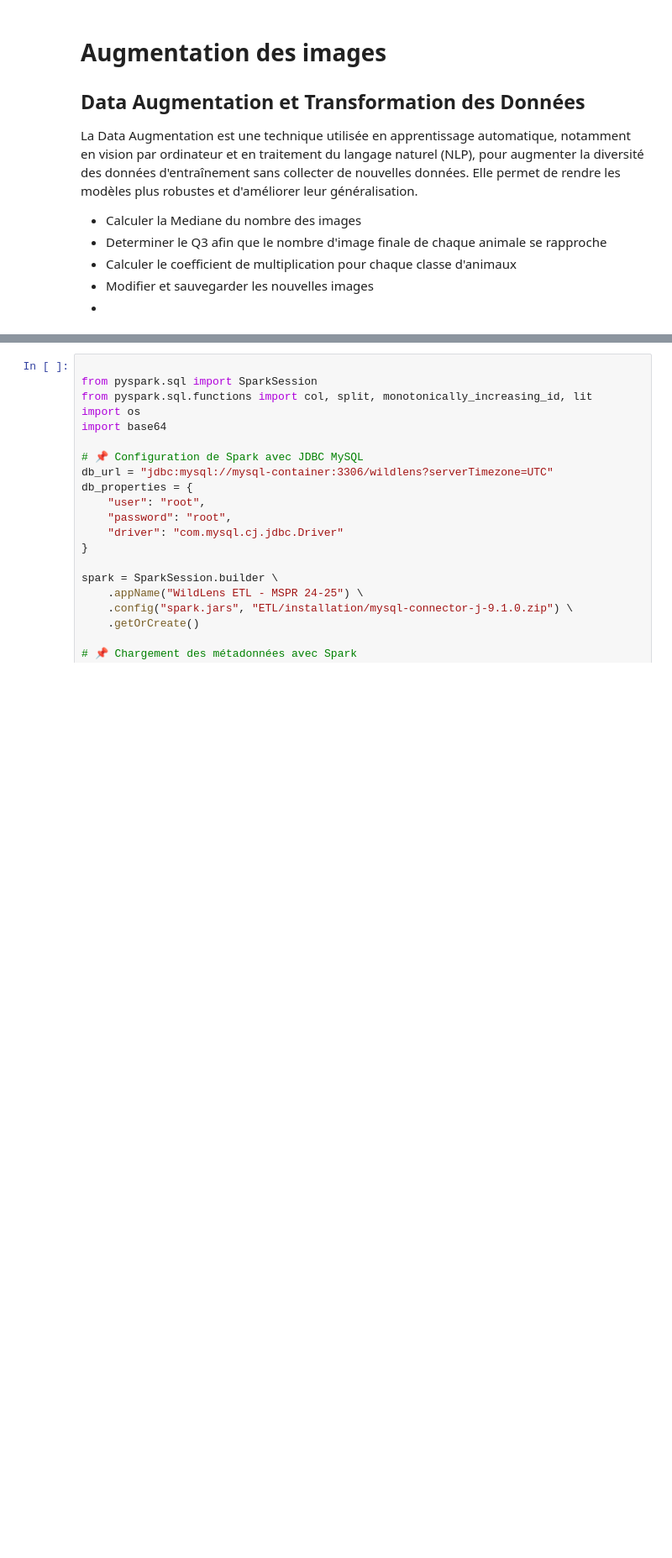
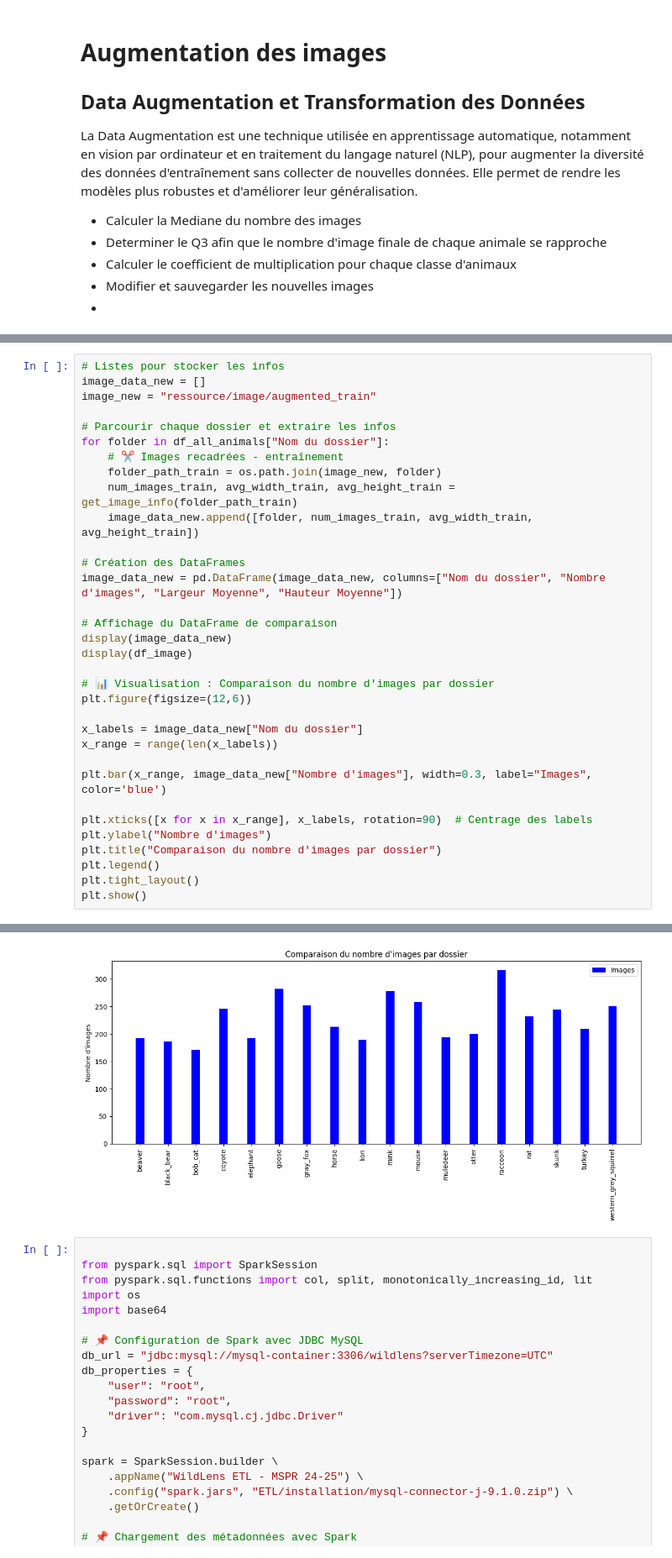
Before and after one commit to CedricSanchezGithub/ETL, a Jupyter notebook: notebook.ipynb, the cells around one changed output, grey strips where cells are left out. Shown: that part at 84% size. Saved outputs shown, nothing was run; the diff lists cells and outputs as text; blank space fills up the shorter version.

Commit message:
fix data augmentation task finish

```diff
--- a/notebook.ipynb
+++ b/notebook.ipynb
@@ -177,0 +246,34 @@ La Data Augmentation est une technique utilisée en apprentissage automatique, n
+# %%
+# Listes pour stocker les infos
+image_data_new = []
+image_new = "ressource/image/augmented_train"
+
+# Parcourir chaque dossier et extraire les infos
+for folder in df_all_animals["Nom du dossier"]:
+    # ✂️ Images recadrées - entraînement
+    folder_path_train = os.path.join(image_new, folder)
+    num_images_train, avg_width_train, avg_height_train = get_image_info(folder_path_train)
+    image_data_new.append([folder, num_images_train, avg_width_train, avg_height_train])
+
+# Création des DataFrames
+image_data_new = pd.DataFrame(image_data_new, columns=["Nom du dossier", "Nombre d'images", "Largeur Moyenne", "Hauteur Moyenne"])
+
+# Affichage du DataFrame de comparaison
+display(image_data_new)
+display(df_image)
+
+# 📊 Visualisation : Comparaison du nombre d'images par dossier
+plt.figure(figsize=(12,6))
+
+x_labels = image_data_new["Nom du dossier"]
+x_range = range(len(x_labels))
+
+plt.bar(x_range, image_data_new["Nombre d'images"], width=0.3, label="Images", color='blue')
+
+plt.xticks([x for x in x_range], x_labels, rotation=90)  # Centrage des labels
+plt.ylabel("Nombre d'images")
+plt.title("Comparaison du nombre d'images par dossier")
+plt.legend()
+plt.tight_layout()
+plt.show()
+# %% [output]
@@ -178,3 +314,4 @@ La Data Augmentation est une technique utilisée en apprentissage automatique, n
+[figure, added]
 # %%
 
 from pyspark.sql import SparkSession
```
Also changed, not shown: parts of 5 cells of this notebook, 1 other file.
